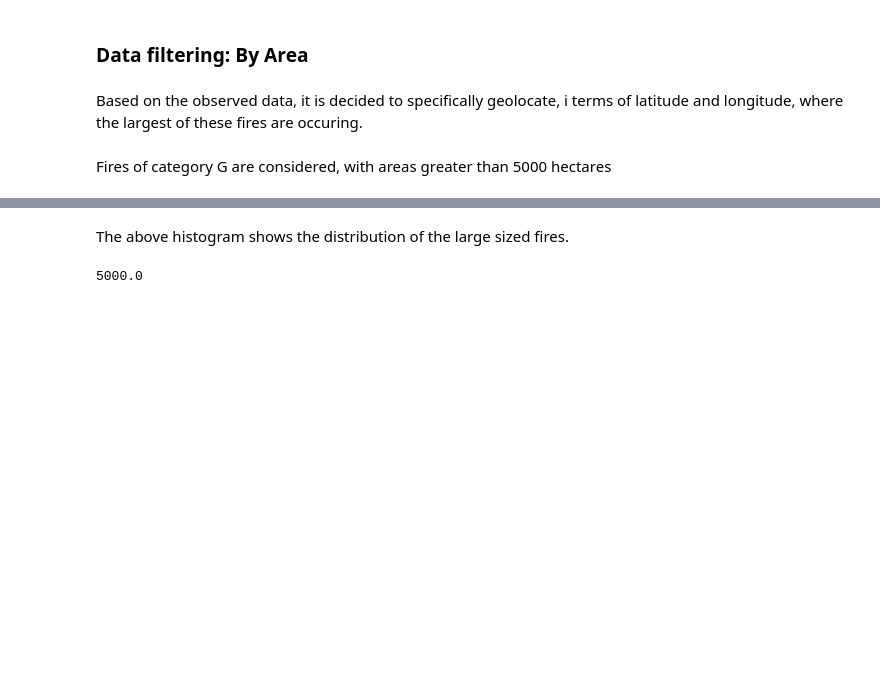
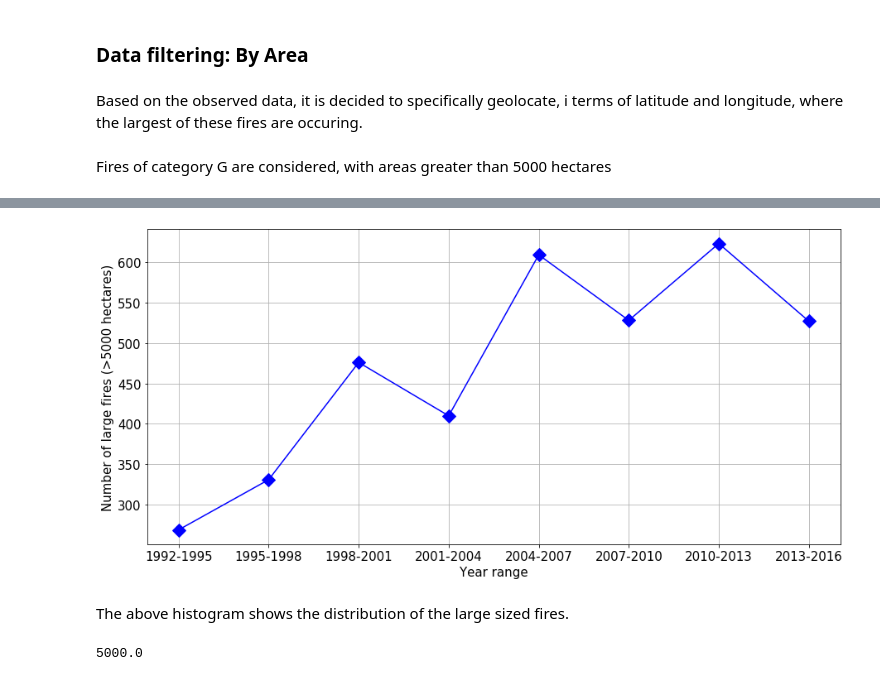
Before and after one commit to adityasant/ECE143_Project, a Jupyter notebook: Local Notebooks/wildfire_datacleaning.ipynb, the cells around one changed output, grey strips where cells are left out. Cells and saved outputs as stored; diff of their text form; code cells hidden in the pictures; blank space fills up the shorter version.

```diff
--- a/Local Notebooks/wildfire_datacleaning.ipynb
+++ b/Local Notebooks/wildfire_datacleaning.ipynb
@@ -160,3 +198,13 @@ plt.hist(large_size_wildfire_data['FIRE_SIZE'],bins=20)
+# %%
+fig,ax = plt.subplots(figsize=(15, 7))
+ax.plot(np.reshape(n,[-1,3]).sum(1),'D-b',markersize=12)
+ax.set_xticklabels(['1','1992-1995','1995-1998','1998-2001','2001-2004','2004-2007','2007-2010',\
+                    '2010-2013','2013-2016']);
+ax.set_ylabel('Number of large fires (>5000 hectares)',fontsize=15);
+ax.set_xlabel('Year range');
+ax.grid()
+# %% [output]
+[figure, added]
 # %% [markdown]
 The above histogram shows the distribution of the large sized fires.
 # %%
```
Also changed, not shown: parts of 9 cells of this notebook.
